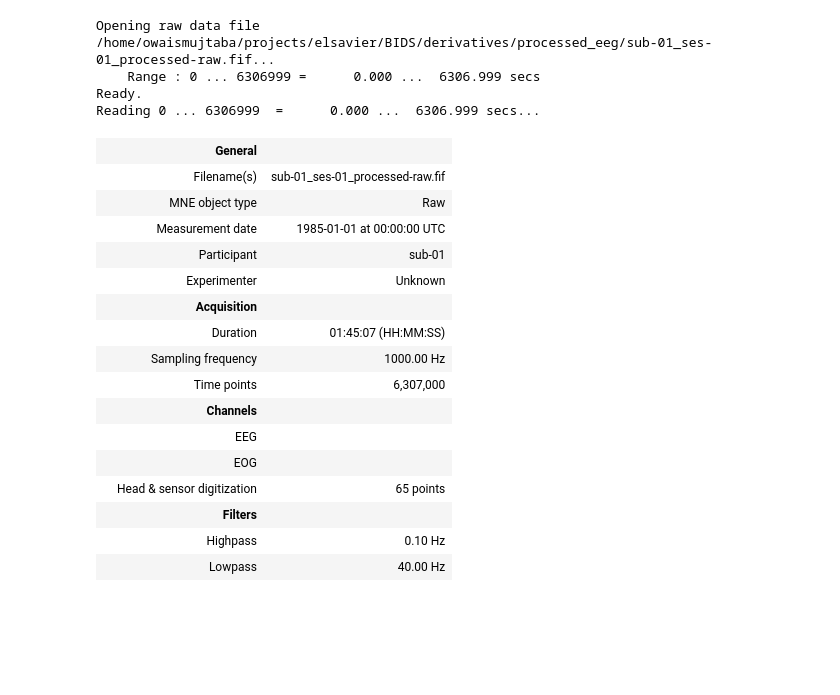
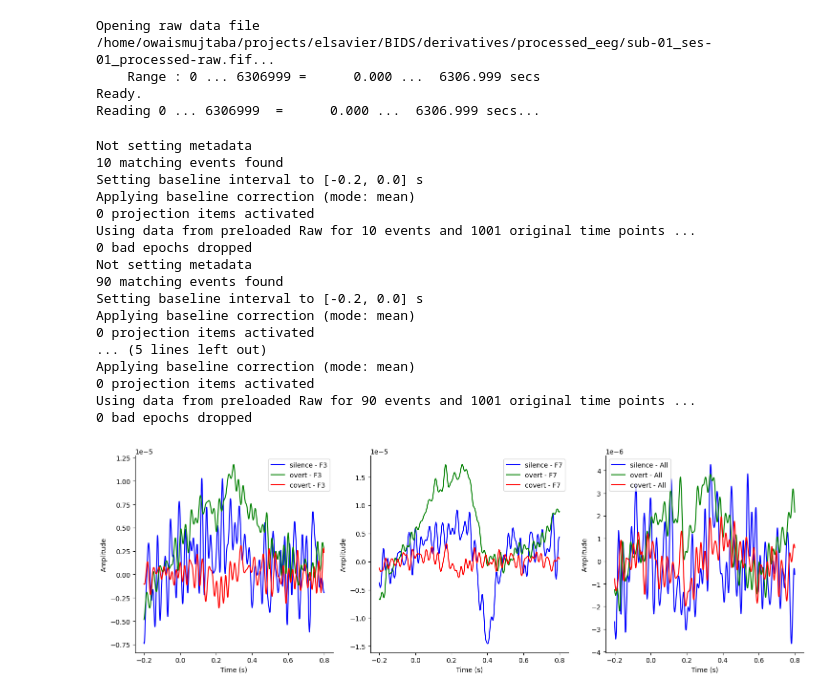
Before and after one commit to owaismujtaba/elsavier, a Jupyter notebook: covert_overt_speech.ipynb, the cells around one changed output. Saved outputs shown, nothing was run; the diff lists cells and outputs as text; code cells hidden in the pictures; blank space fills up the shorter version.

```diff
--- a/covert_overt_speech.ipynb
+++ b/covert_overt_speech.ipynb
@@ -83,24 +5,0 @@ sub
-# %%
-def get_silenece_events(annotations):
-    criteria = ['Experiment', 'Start', 'Speech' , 'silence']
-    filtered_events = []
-    for event in annotations:
-        if all(criterion in event['description'] for criterion in criteria):
-            filtered_events.append(event)
-    return filtered_events
-def get_overt_speaking_events(annotations):
-    criteria = ['Real','Words', 'Experiment', 'Start', 'Speech']
-    filtered_events = []
-    for event in annotations:
-        if all(criterion in event['description'] for criterion in criteria):
-            if 'silence' not in event['description']:
-                filtered_events.append(event)
-    return filtered_events
-def get_covert_speaking_events(annotations):
-    criteria = ['Silent','Words', 'Experiment', 'Start', 'Speech']
-    filtered_events = []
-    for event in annotations:
-        if all(criterion in event['description'] for criterion in criteria):
-            if 'silence' not in event['description']:
-                filtered_events.append(event)
-    return filtered_events
@@ -215,5 +6,8 @@ class OvertCoverSilent:
 # %%
-data = BIDSDatasetReader('01', '01')
+raw = BIDSDatasetReader(
+    sub_id='01', ses_id='01'
+)
+data = raw.raw
 # %% [output]
 ╭─────────────────────────────────────────╮
 │ 🚀 Initializing BIDSDatasetReader Class │
@@ -223,23 +17,3 @@ Opening raw data file /home/owaismujtaba/projects/elsavier/BIDS/derivatives/proc
     Range : 0 ... 6306999 =      0.000 ...  6306.999 secs
 Ready.
 Reading 0 ... 6306999  =      0.000 ...  6306.999 secs...
-# %%
-data.raw
-# %% [output]
-|  | General |  |
-|  | Filename(s) | sub-01_ses-01_processed-raw.fif |
-|  | MNE object type | Raw |
-|  | Measurement date | 1985-01-01 at 00:00:00 UTC |
-|  | Participant | sub-01 |
-|  | Experimenter | Unknown |
-|  | Acquisition |  |
-|  | Duration | 01:45:07 (HH:MM:SS) |
-|  | Sampling frequency | 1000.00 Hz |
-|  | Time points | 6,307,000 |
-|  | Channels |  |
-|  | EEG |  |
-|  | EOG |  |
-|  | Head & sensor digitization | 65 points |
-|  | Filters |  |
-|  | Highpass | 0.10 Hz |
-|  | Lowpass | 40.00 Hz |
@@ -261,0 +114,25 @@ epochs_pictorial = create_epochs_for_all(
+# %%
+speech = SpeechEventExtractor(
+    raw=data
+)
+# %%
+speech.plot_erp()
+# %% [output]
+Not setting metadata
+10 matching events found
+Setting baseline interval to [-0.2, 0.0] s
+Applying baseline correction (mode: mean)
+0 projection items activated
+Using data from preloaded Raw for 10 events and 1001 original time points ...
+0 bad epochs dropped
+Not setting metadata
+90 matching events found
+Setting baseline interval to [-0.2, 0.0] s
+Applying baseline correction (mode: mean)
+0 projection items activated
+... (5 lines left out)
+Applying baseline correction (mode: mean)
+0 projection items activated
+Using data from preloaded Raw for 90 events and 1001 original time points ...
+0 bad epochs dropped
+[figure, added]
```
Also changed, not shown: parts of 15 cells of this notebook, 1 other file.
